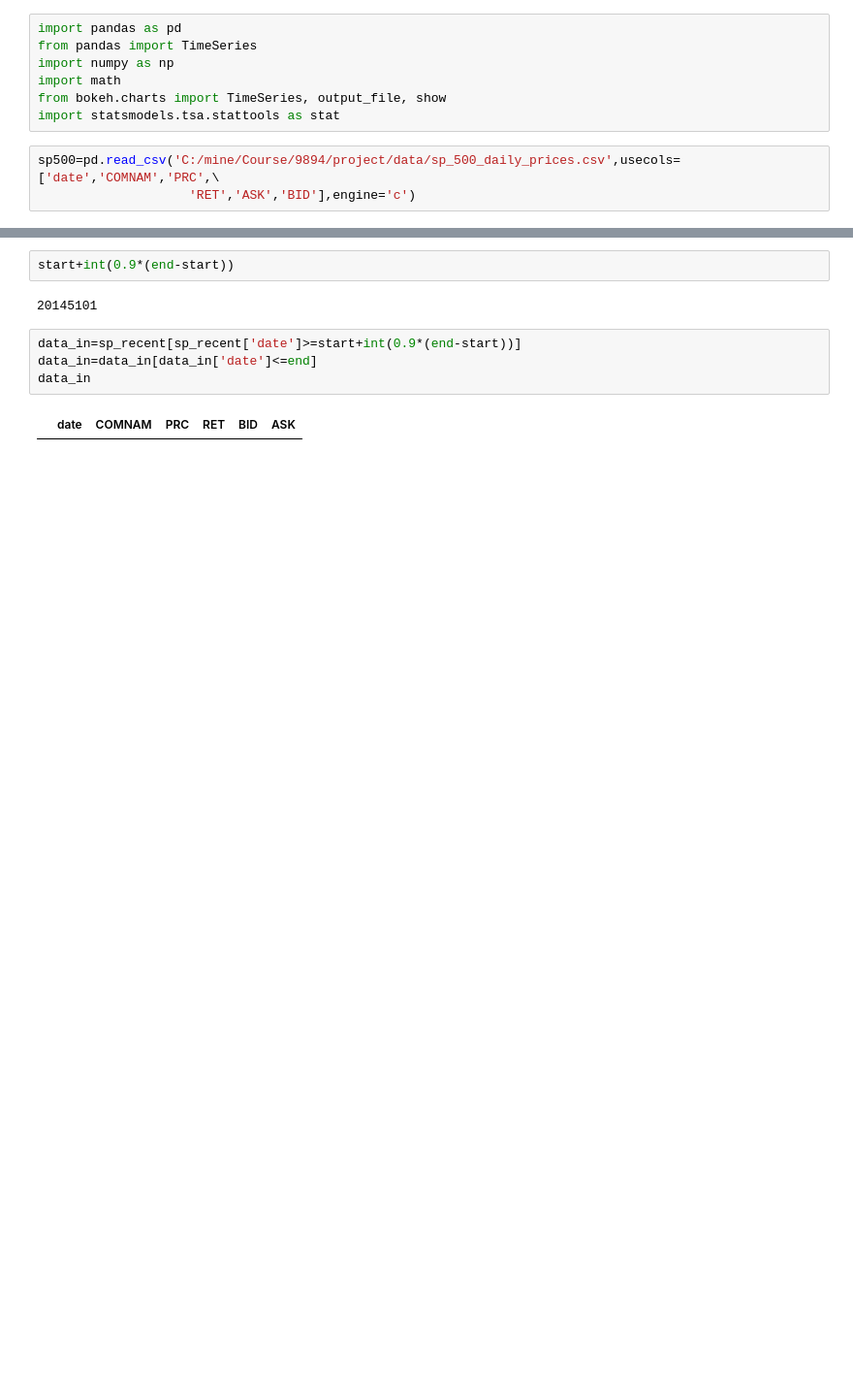
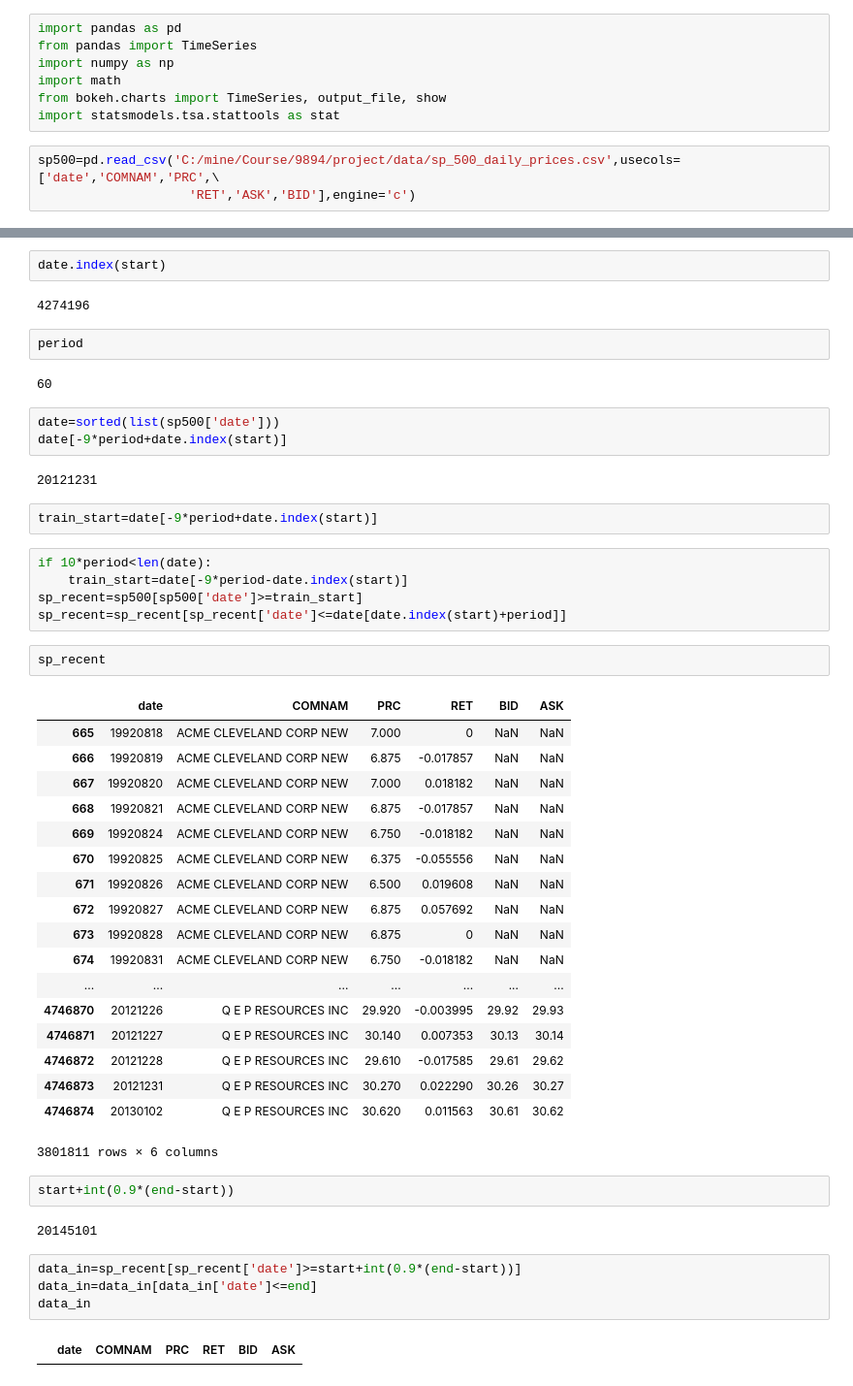
Before and after one commit to echalkpad/MTH9894-Algo-Trading, a Jupyter notebook: project/find_pair.ipynb, the cells around one changed output, grey strips where cells are left out. Shown at 97% size. Saved outputs shown, nothing was run; the diff lists cells and outputs as text; blank space fills up the shorter version.

```diff
--- a/project/find_pair.ipynb
+++ b/project/find_pair.ipynb
@@ -14,3 +11,44 @@ sp_recent=sp_recent[sp_recent['date']<=end]
+# %%
+date.index(start)
+# %% [output]
+4274196
+# %%
+period
+# %% [output]
+60
+# %%
+date=sorted(list(sp500['date']))
+date[-9*period+date.index(start)]
+# %% [output]
+20121231
+# %%
+train_start=date[-9*period+date.index(start)]
+# %%
+if 10*period<len(date):
+    train_start=date[-9*period-date.index(start)]
+sp_recent=sp500[sp500['date']>=train_start]
+sp_recent=sp_recent[sp_recent['date']<=date[date.index(start)+period]]
+# %%
+sp_recent
+# %% [output]
+|  | date | COMNAM | PRC | RET | BID | ASK |
+| 665 | 19920818 | ACME CLEVELAND CORP NEW | 7.000 | 0 | NaN | NaN |
+| 666 | 19920819 | ACME CLEVELAND CORP NEW | 6.875 | -0.017857 | NaN | NaN |
+| 667 | 19920820 | ACME CLEVELAND CORP NEW | 7.000 | 0.018182 | NaN | NaN |
+| 668 | 19920821 | ACME CLEVELAND CORP NEW | 6.875 | -0.017857 | NaN | NaN |
+| 669 | 19920824 | ACME CLEVELAND CORP NEW | 6.750 | -0.018182 | NaN | NaN |
+| 670 | 19920825 | ACME CLEVELAND CORP NEW | 6.375 | -0.055556 | NaN | NaN |
+| 671 | 19920826 | ACME CLEVELAND CORP NEW | 6.500 | 0.019608 | NaN | NaN |
+| 672 | 19920827 | ACME CLEVELAND CORP NEW | 6.875 | 0.057692 | NaN | NaN |
+| 673 | 19920828 | ACME CLEVELAND CORP NEW | 6.875 | 0 | NaN | NaN |
+| 674 | 19920831 | ACME CLEVELAND CORP NEW | 6.750 | -0.018182 | NaN | NaN |
+| ... | ... | ... | ... | ... | ... | ... |
+| 4746870 | 20121226 | Q E P RESOURCES INC | 29.920 | -0.003995 | 29.92 | 29.93 |
+| 4746871 | 20121227 | Q E P RESOURCES INC | 30.140 | 0.007353 | 30.13 | 30.14 |
+| 4746872 | 20121228 | Q E P RESOURCES INC | 29.610 | -0.017585 | 29.61 | 29.62 |
+| 4746873 | 20121231 | Q E P RESOURCES INC | 30.270 | 0.022290 | 30.26 | 30.27 |
+| 4746874 | 20130102 | Q E P RESOURCES INC | 30.620 | 0.011563 | 30.61 | 30.62 |
+3801811 rows × 6 columns
 # %%
 start+int(0.9*(end-start))
 # %% [output]
```
Also changed, not shown: parts of 9 cells of this notebook.
